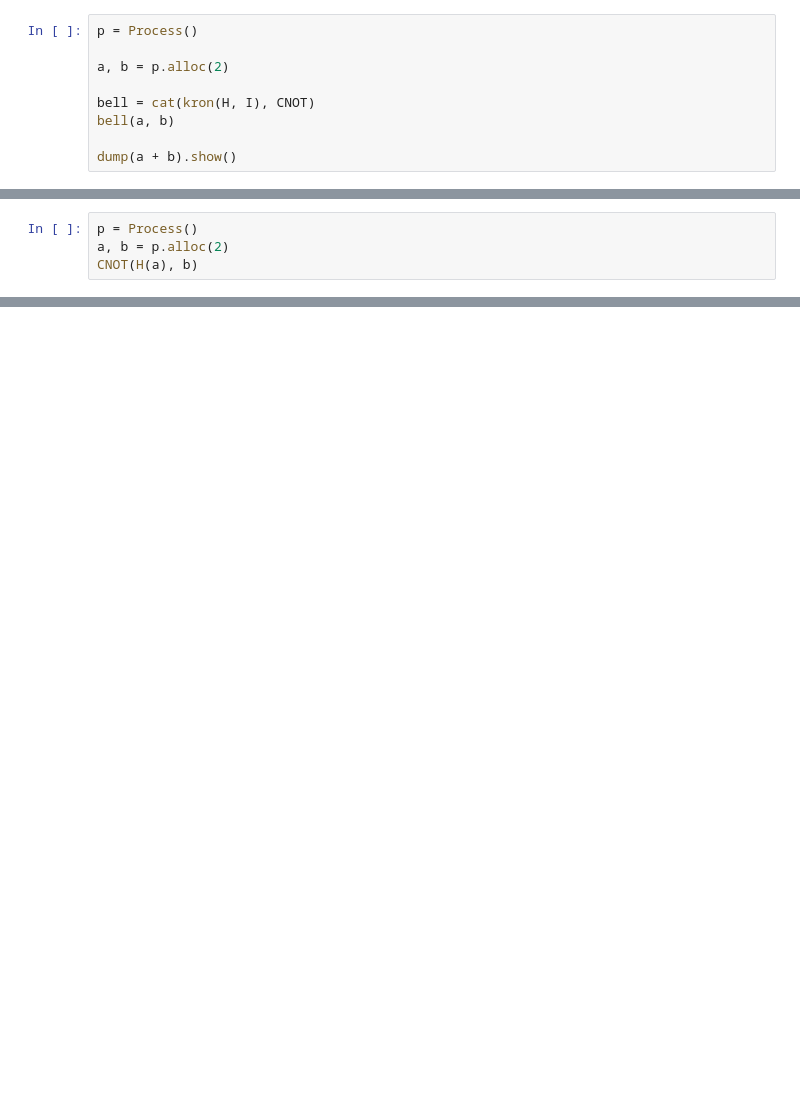
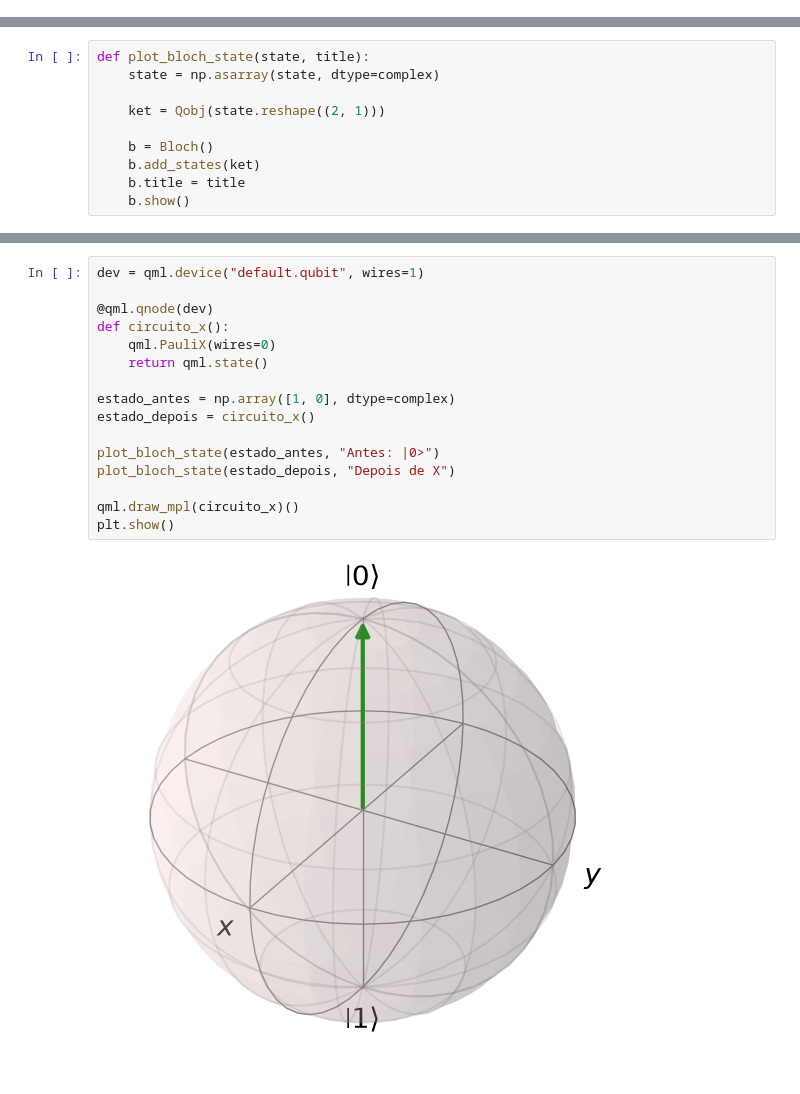
Before and after one commit to gddeazevedo/minicurso_qc, a Jupyter notebook: fundamentos/single_qubit.ipynb, the cells around one changed output, grey strips where cells are left out. Drawn from its saved outputs; the diff is of its cells as text; blank space fills up the shorter version.

Commit message:
adding 1 qubit examples

```diff
--- a/fundamentos/single_qubit.ipynb
+++ b/fundamentos/single_qubit.ipynb
@@ -11,9 +0,0 @@ dump(qubit).sphere()
-# %%
-p = Process()
-
-a, b = p.alloc(2)
-
-bell = cat(kron(H, I), CNOT)
-bell(a, b)
-
-dump(a + b).show()
@@ -26,4 +0,0 @@ qulib.draw(gate=bell, num_qubits=(1, 1))
-# %%
-p = Process()
-a, b = p.alloc(2)
-CNOT(H(a), b)
@@ -37,0 +19,10 @@ $\displaystyle \frac{1}{\sqrt{2}}\left|00\right>+\frac{1}{\sqrt{2}}\left|11\righ
+# %%
+def plot_bloch_state(state, title):
+    state = np.asarray(state, dtype=complex)
+
+    ket = Qobj(state.reshape((2, 1)))
+
+    b = Bloch()
+    b.add_states(ket)
+    b.title = title
+    b.show()
@@ -37,0 +39,18 @@ $\displaystyle \frac{1}{\sqrt{2}}\left|00\right>+\frac{1}{\sqrt{2}}\left|11\righ
+# %%
+dev = qml.device("default.qubit", wires=1)
+
+@qml.qnode(dev)
+def circuito_x():
+    qml.PauliX(wires=0)
+    return qml.state()
+
+estado_antes = np.array([1, 0], dtype=complex)
+estado_depois = circuito_x()
+
+plot_bloch_state(estado_antes, "Antes: |0>")
+plot_bloch_state(estado_depois, "Depois de X")
+
+qml.draw_mpl(circuito_x)()
+plt.show()
+# %% [output]
+[figure, added]
```
Also changed, not shown: parts of 30 cells of this notebook, 1 other file.
